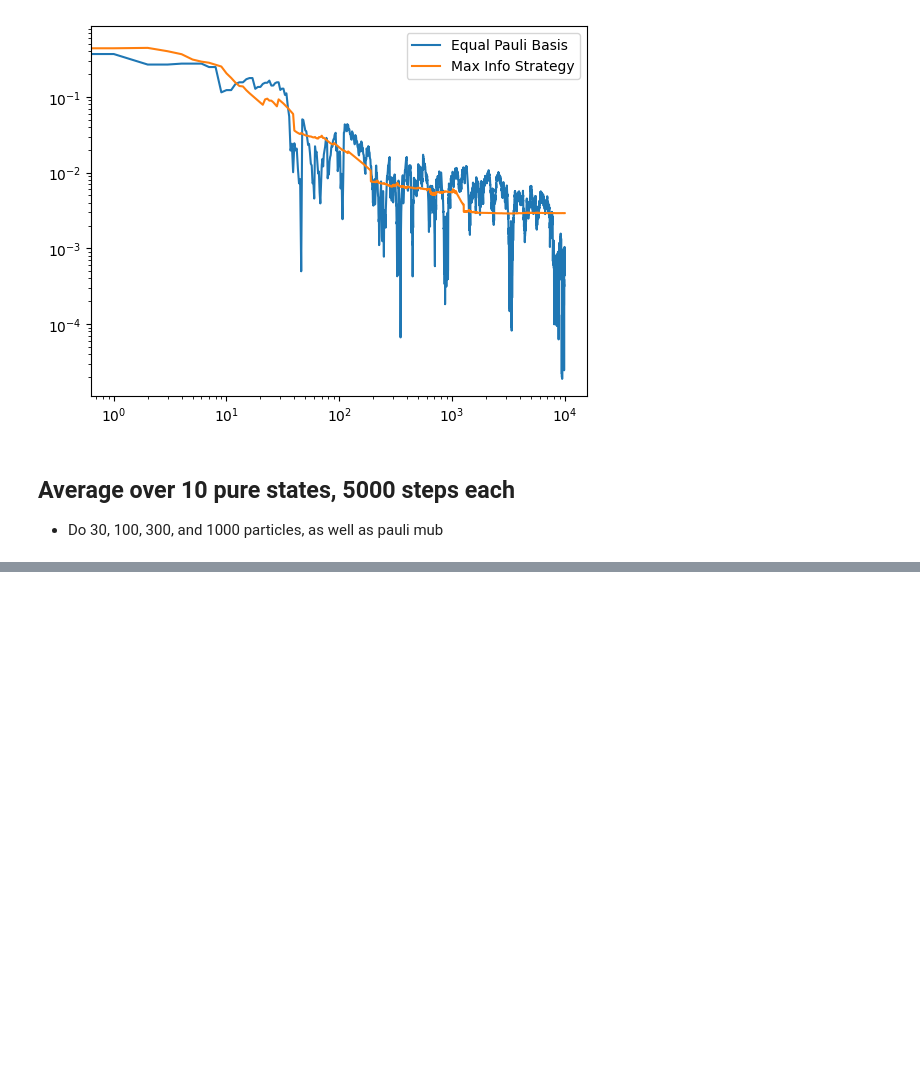
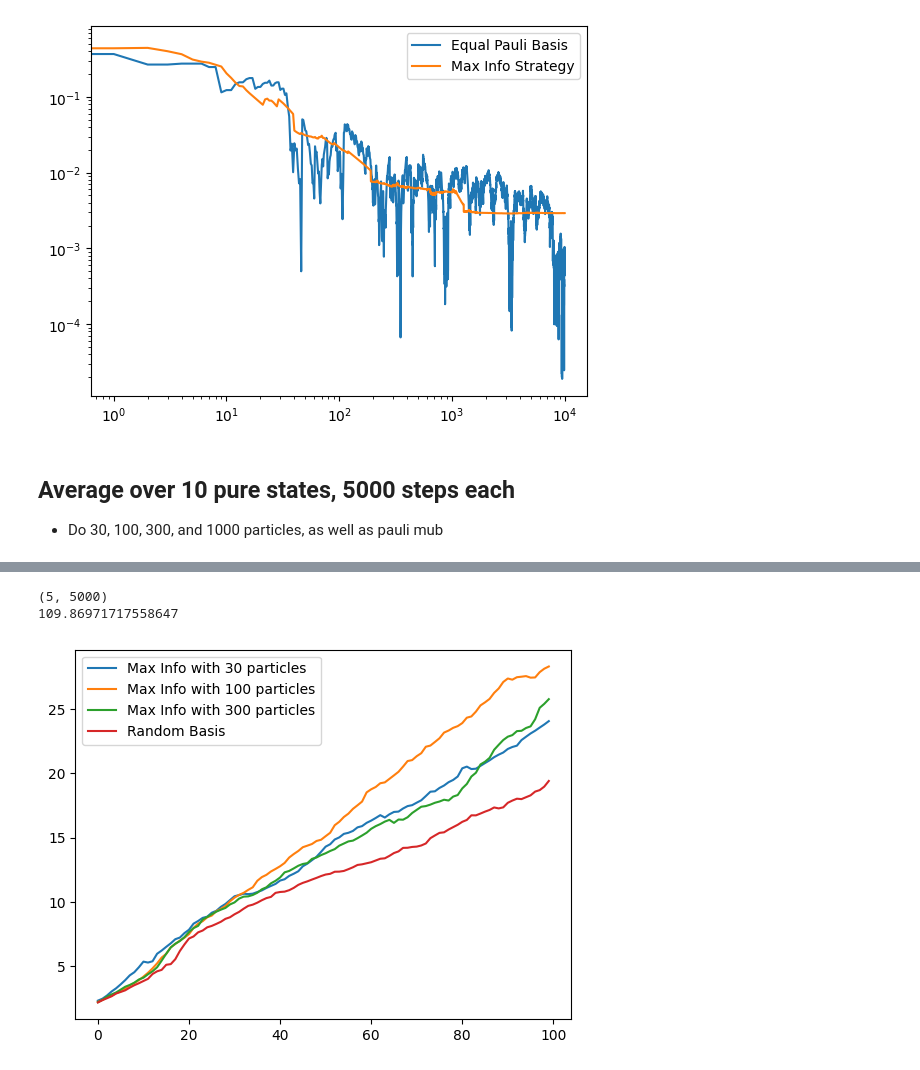
Before and after one commit to JackieLee23/adaptive_qst, a Jupyter notebook: notebooks/max_info_mixed_states.ipynb, the cells around one changed output, grey strips where cells are left out. Cells and saved outputs as stored; diff of their text form; code cells hidden in the pictures; blank space fills up the shorter version.

```diff
--- a/notebooks/max_info_mixed_states.ipynb
+++ b/notebooks/max_info_mixed_states.ipynb
@@ -234,0 +259,23 @@ plt.legend()
+# %%
+rewards = 1/infidelities
+rewards = np.mean(rewards, axis = 0)
+print(rewards.shape)
+
+fig, ax = plt.subplots()
+
+for i, n_particles in enumerate(bayes_particles):
+    ax.plot(np.arange(n_measurements)[:100], rewards[i, :100], label = f"Max Info with {n_particles} particles")
+
+#ax.plot(np.arange(n_measurements), rewards[3], label = "Equal Pauli Basis MLE")
+ax.plot(np.arange(n_measurements)[:100], rewards[4, :100], label = "Random Basis")
+
+#ax.set_xscale('log')
+plt.legend()
+
+plt.plot()
+
+print(np.mean(rewards[0, :1000]))
+# %% [output]
+(5, 5000)
+109.86971717558647
+[figure, added]
```
Also changed, not shown: parts of 6 cells of this notebook, 35 other files.
